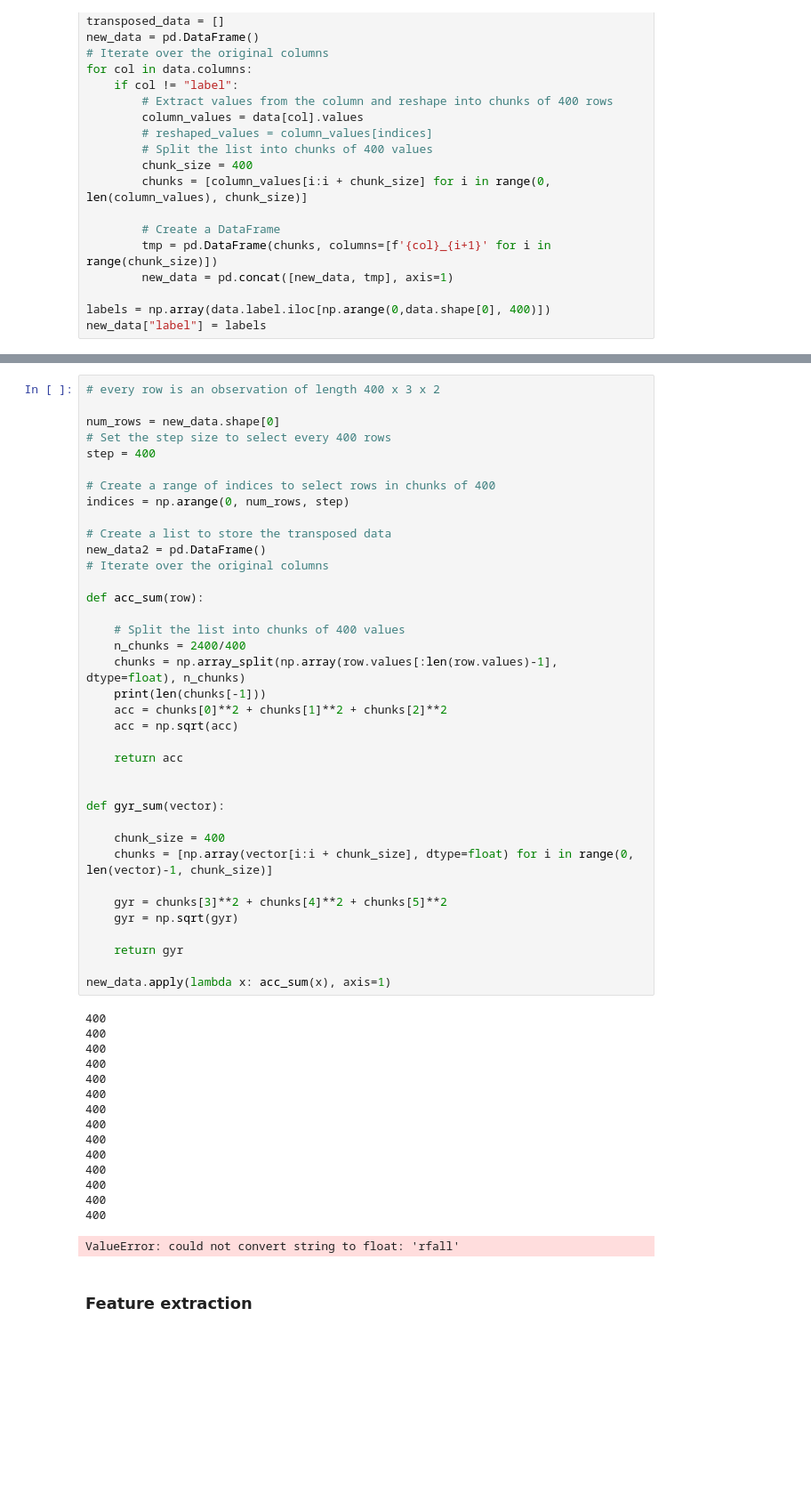
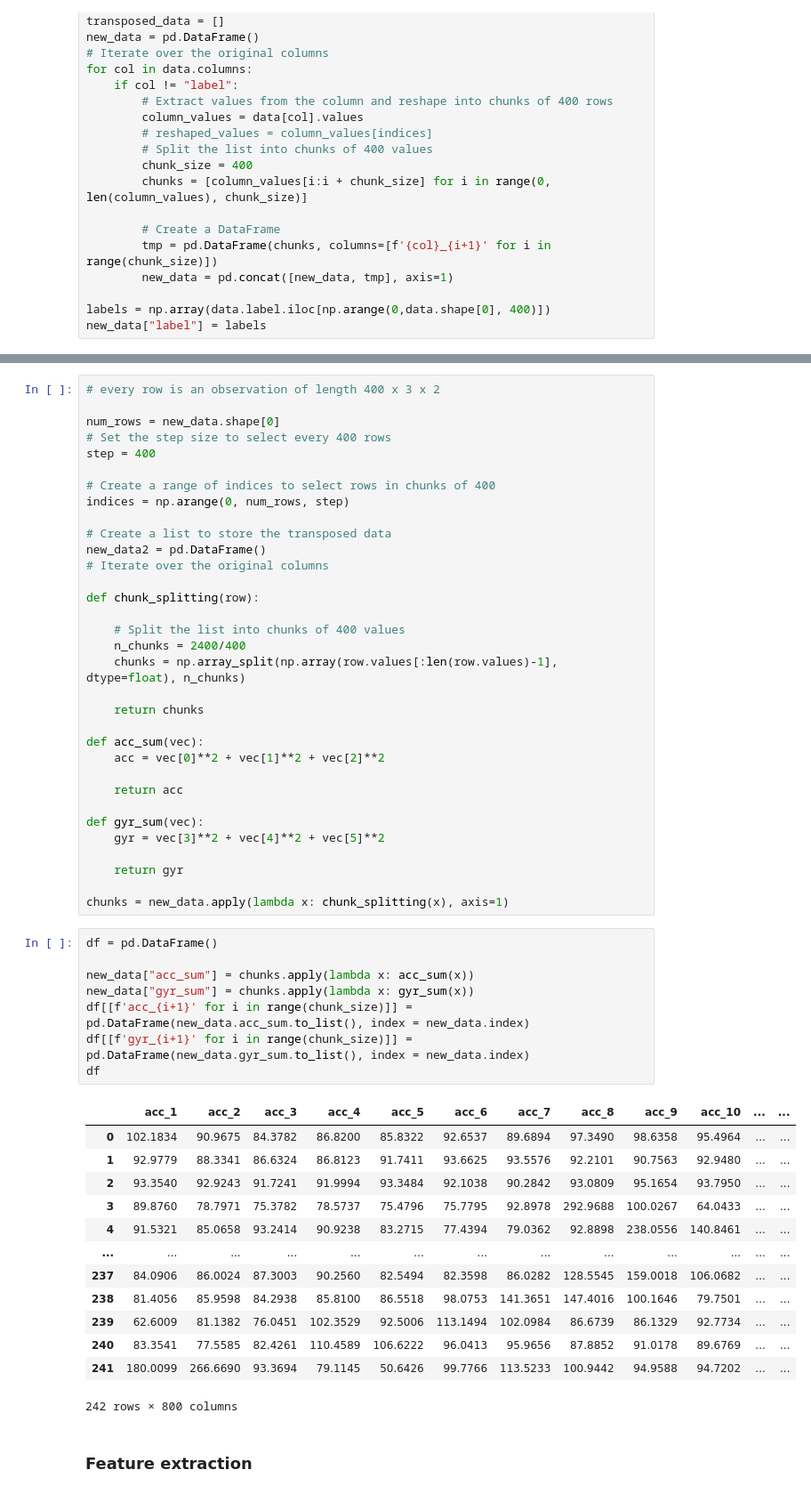
Before and after one commit to nicolagrieco00/Fall_or_not_to_fall, a Jupyter notebook: first_algo.ipynb, the cells around one changed output, grey strips where cells are left out. Shown at 89% size. Drawn from its saved outputs; the diff is of its cells as text; blank space fills up the shorter version.

Commit message:
new dataframe with acc and gyr vector sums

```diff
--- a/first_algo.ipynb
+++ b/first_algo.ipynb
@@ -83,45 +91,47 @@ indices = np.arange(0, num_rows, step)
 new_data2 = pd.DataFrame()
 # Iterate over the original columns
 
-def acc_sum(row):
+def chunk_splitting(row):
 
     # Split the list into chunks of 400 values
     n_chunks = 2400/400
     chunks = np.array_split(np.array(row.values[:len(row.values)-1], dtype=float), n_chunks)
-    print(len(chunks[-1]))
-    acc = chunks[0]**2 + chunks[1]**2 + chunks[2]**2
-    acc = np.sqrt(acc)
+
+    return chunks
+
+def acc_sum(vec):
+    acc = vec[0]**2 + vec[1]**2 + vec[2]**2
 
     return acc
 
-
-def gyr_sum(vector):
-
-    chunk_size = 400
-    chunks = [np.array(vector[i:i + chunk_size], dtype=float) for i in range(0, len(vector)-1, chunk_size)]
-
-    gyr = chunks[3]**2 + chunks[4]**2 + chunks[5]**2
-    gyr = np.sqrt(gyr)
+def gyr_sum(vec):
+    gyr = vec[3]**2 + vec[4]**2 + vec[5]**2
 
     return gyr
 
-new_data.apply(lambda x: acc_sum(x), axis=1)
+chunks = new_data.apply(lambda x: chunk_splitting(x), axis=1)
-# %% [output]
-400
-400
-400
-400
-400
-400
-400
-400
-400
-400
-400
-400
-400
-400
-ValueError: could not convert string to float: 'rfall'
+# %%
+df = pd.DataFrame()
+
+new_data["acc_sum"] = chunks.apply(lambda x: acc_sum(x))
+new_data["gyr_sum"] = chunks.apply(lambda x: gyr_sum(x))
+df[[f'acc_{i+1}' for i in range(chunk_size)]] = pd.DataFrame(new_data.acc_sum.to_list(), index = new_data.index)
+df[[f'gyr_{i+1}' for i in range(chunk_size)]] = pd.DataFrame(new_data.gyr_sum.to_list(), index = new_data.index)
+df
+# %% [output]
+|  | acc_1 | acc_2 | acc_3 | acc_4 | acc_5 | acc_6 | acc_7 | acc_8 | acc_9 | acc_10 | ... | ... |
+| 0 | 102.1834 | 90.9675 | 84.3782 | 86.8200 | 85.8322 | 92.6537 | 89.6894 | 97.3490 | 98.6358 | 95.4964 | ... | ... |
+| 1 | 92.9779 | 88.3341 | 86.6324 | 86.8123 | 91.7411 | 93.6625 | 93.5576 | 92.2101 | 90.7563 | 92.9480 | ... | ... |
+| 2 | 93.3540 | 92.9243 | 91.7241 | 91.9994 | 93.3484 | 92.1038 | 90.2842 | 93.0809 | 95.1654 | 93.7950 | ... | ... |
+| 3 | 89.8760 | 78.7971 | 75.3782 | 78.5737 | 75.4796 | 75.7795 | 92.8978 | 292.9688 | 100.0267 | 64.0433 | ... | ... |
+| 4 | 91.5321 | 85.0658 | 93.2414 | 90.9238 | 83.2715 | 77.4394 | 79.0362 | 92.8898 | 238.0556 | 140.8461 | ... | ... |
+| ... | ... | ... | ... | ... | ... | ... | ... | ... | ... | ... | ... | ... |
+| 237 | 84.0906 | 86.0024 | 87.3003 | 90.2560 | 82.5494 | 82.3598 | 86.0282 | 128.5545 | 159.0018 | 106.0682 | ... | ... |
+| 238 | 81.4056 | 85.9598 | 84.2938 | 85.8100 | 86.5518 | 98.0753 | 141.3651 | 147.4016 | 100.1646 | 79.7501 | ... | ... |
+| 239 | 62.6009 | 81.1382 | 76.0451 | 102.3529 | 92.5006 | 113.1494 | 102.0984 | 86.6739 | 86.1329 | 92.7734 | ... | ... |
+| 240 | 83.3541 | 77.5585 | 82.4261 | 110.4589 | 106.6222 | 96.0413 | 95.9656 | 87.8852 | 91.0178 | 89.6769 | ... | ... |
+| 241 | 180.0099 | 266.6690 | 93.3694 | 79.1145 | 50.6426 | 99.7766 | 113.5233 | 100.9442 | 94.9588 | 94.7202 | ... | ... |
+242 rows × 800 columns
 # %% [markdown]
 ### Feature extraction
 # %%
```
Also changed, not shown: parts of 3 cells of this notebook, 2 other files.
